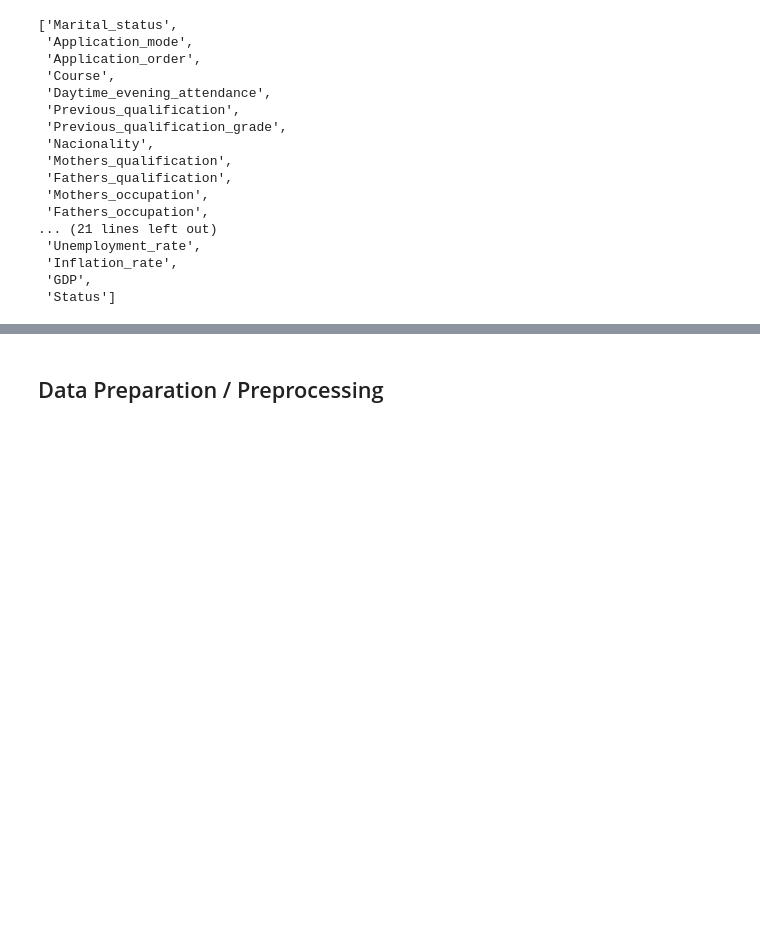
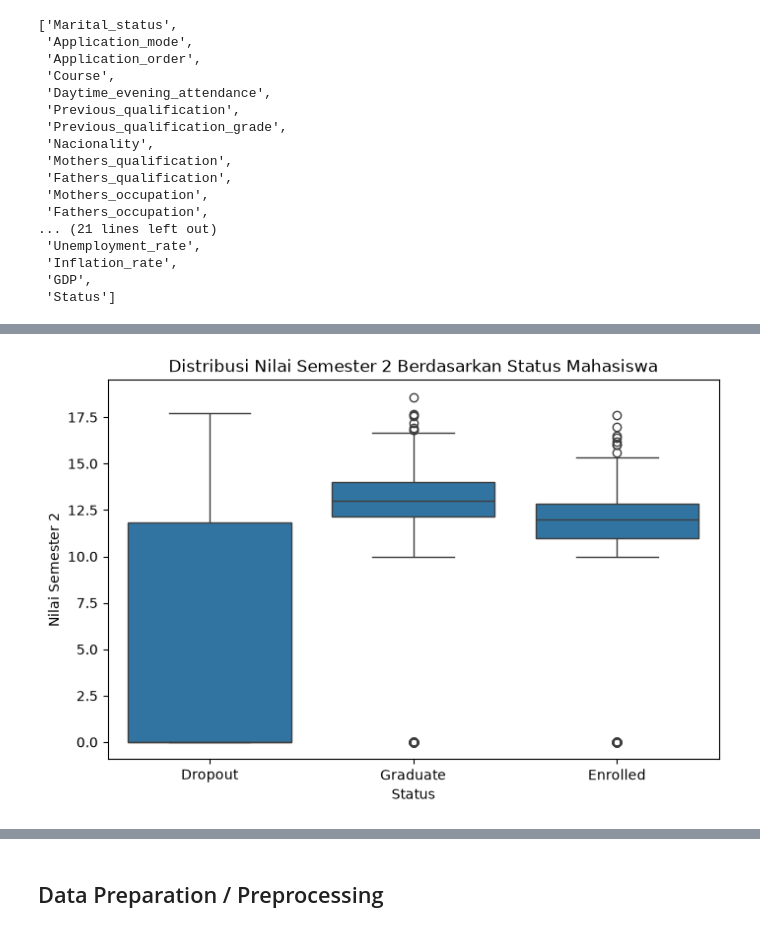
Before and after one commit to aeiprsty/institusi-pendidikan-perguruan-JJI, a Jupyter notebook: notebook.ipynb, the cells around one changed output, grey strips where cells are left out. Drawn from its saved outputs; the diff is of its cells as text; code cells hidden in the pictures; blank space fills up the shorter version.

```diff
--- a/notebook.ipynb
+++ b/notebook.ipynb
@@ -128,0 +206,15 @@ df.columns.tolist()
+# %%
+plt.figure(figsize=(8, 5))
+
+sns.boxplot(
+    data=df,
+    x="Status",
+    y="Curricular_units_2nd_sem_grade"
+)
+
+plt.title("Distribusi Nilai Semester 2 Berdasarkan Status Mahasiswa")
+plt.xlabel("Status")
+plt.ylabel("Nilai Semester 2")
+plt.show()
+# %% [output]
+[figure, added]
```
Also changed, not shown: parts of 7 cells of this notebook.
